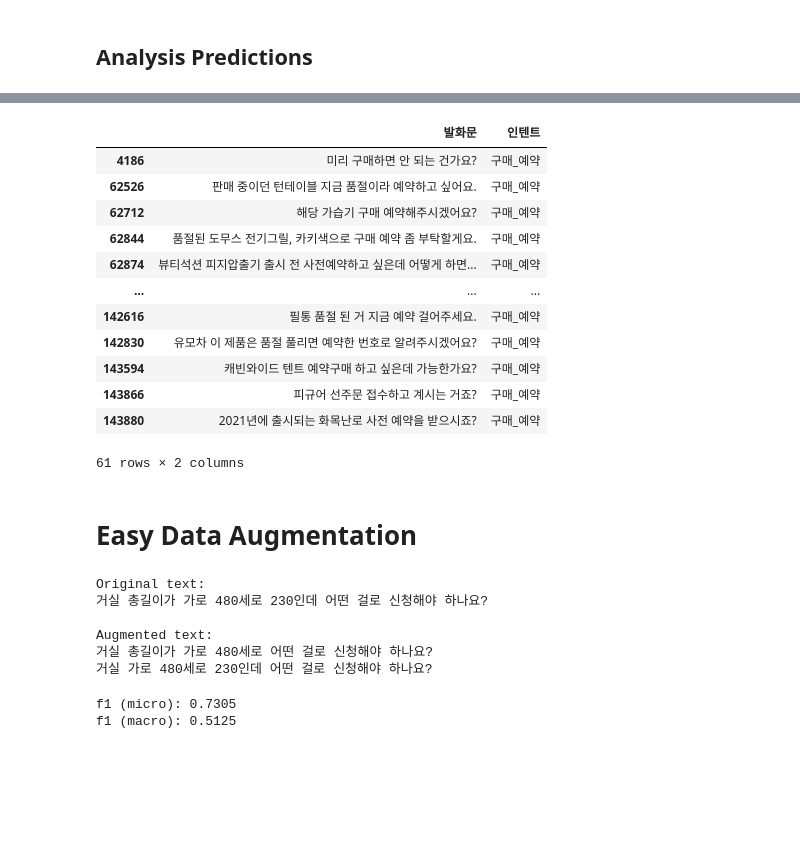
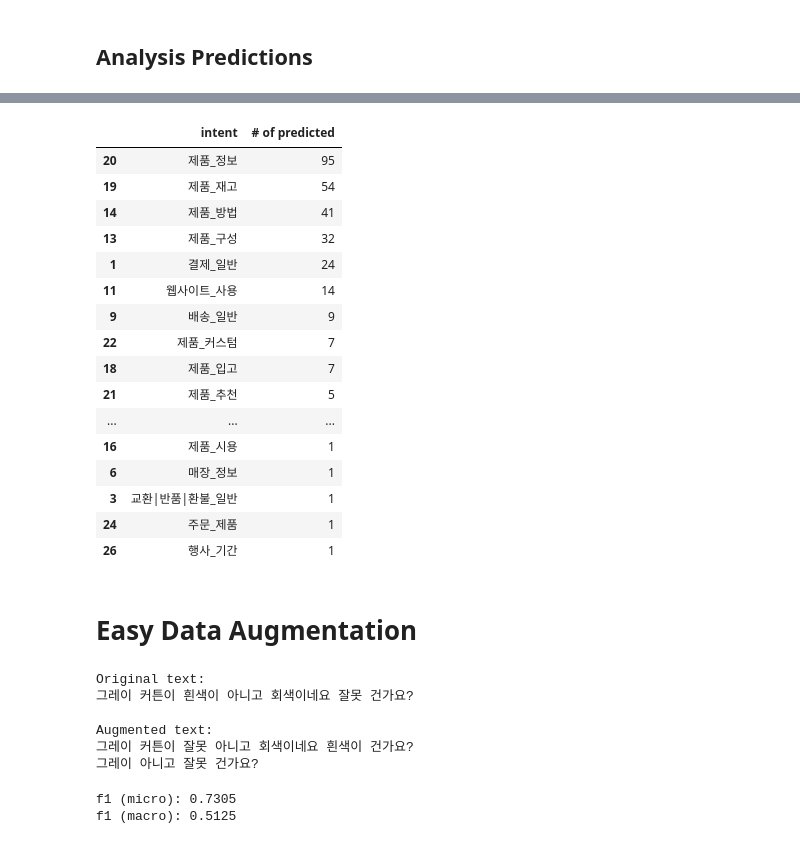
Before and after one commit to uoo723/BigStar-RnD-DA, a Jupyter notebook: notebooks/dev.ipynb, the cells around one changed output, grey strips where cells are left out. Drawn from its saved outputs; the diff is of its cells as text; code cells hidden in the pictures; blank space fills up the shorter version.

```diff
--- a/notebooks/dev.ipynb
+++ b/notebooks/dev.ipynb
@@ -183,14 +158,0 @@ Some weights of the model checkpoint at monologg/koelectra-base-v3-discriminator
-# %%
-device = torch.device("cuda")
-
-model.to(device)
-model.eval()
-predictions = []
-
-for batch_x, batch_y in tqdm(test_dataloader):
-    batch_x = {k: v.to(device) for k, v in batch_x.items()}
-    with torch.no_grad():
-        outputs = model(batch_x)
-    predictions.append(outputs.argmax(dim=-1).cpu())
-
-predictions = np.concatenate(predictions)
@@ -285,17 +230,0 @@ df2
-# %%
-df3 = test_dataset.df.iloc[np.where(gt == le.transform(["구매_예약"])[0])][["발화문", "인텐트"]]
-df3
-# %% [output]
-|  | 발화문 | 인텐트 |
-| 4186 | 미리 구매하면 안 되는 건가요? | 구매_예약 |
-| 62526 | 판매 중이던 턴테이블 지금 품절이라 예약하고 싶어요. | 구매_예약 |
-| 62712 | 해당 가습기 구매 예약해주시겠어요? | 구매_예약 |
-| 62844 | 품절된 도무스 전기그릴, 카키색으로 구매 예약 좀 부탁할게요. | 구매_예약 |
-| 62874 | 뷰티석션 피지압출기 출시 전 사전예약하고 싶은데 어떻게 하면... | 구매_예약 |
-| ... | ... | ... |
-| 142616 | 필통 품절 된 거 지금 예약 걸어주세요. | 구매_예약 |
-| 142830 | 유모차 이 제품은 품절 풀리면 예약한 번호로 알려주시겠어요? | 구매_예약 |
-| 143594 | 캐빈와이드 텐트 예약구매 하고 싶은데 가능한가요? | 구매_예약 |
-| 143866 | 피규어 선주문 접수하고 계시는 거죠? | 구매_예약 |
-| 143880 | 2021년에 출시되는 화목난로 사전 예약을 받으시죠? | 구매_예약 |
-61 rows × 2 columns
@@ -304 +231,29 @@ train_dataset = LotteQADataset(aug_filename="augmented.eda.v1.csv")
+# %%
+label_idx = le.transform(["제품_일반"])[0]
+predicted_label_idx = np.where(matrix[:, label_idx] != 0)[0]
+predicted_label_idx = predicted_label_idx[np.where(predicted_label_idx != label_idx)[0]]
+predicted = matrix[:, label_idx][predicted_label_idx]
+
+df = pd.DataFrame(
+    {"intent": le.classes_[predicted_label_idx], "# of predicted": predicted}
+)
+df.sort_values(by="# of predicted", ascending=False)
+# %% [output]
+|  | intent | # of predicted |
+| 20 | 제품_정보 | 95 |
+| 19 | 제품_재고 | 54 |
+| 14 | 제품_방법 | 41 |
+| 13 | 제품_구성 | 32 |
+| 1 | 결제_일반 | 24 |
+| 11 | 웹사이트_사용 | 14 |
+| 9 | 배송_일반 | 9 |
+| 22 | 제품_커스텀 | 7 |
+| 18 | 제품_입고 | 7 |
+| 21 | 제품_추천 | 5 |
+| ... | ... | ... |
+| 16 | 제품_시용 | 1 |
+| 6 | 매장_정보 | 1 |
+| 3 | 교환|반품|환불_일반 | 1 |
+| 24 | 주문_제품 | 1 |
+| 26 | 행사_기간 | 1 |
 # %%
@@ -316,7 +272,7 @@ df.to_excel("outputs/cnt.xlsx", index=False)
 # %%
 train_dataset = LotteQADataset()
 # %%
-eda = EDA(num_aug=3)
+eda = EDA(num_aug=3, p_sr=0, p_ri=0, p_rd=0.5, p_rs=0.5)
 original = train_dataset[2][0]
 augmented = eda(original)
 
@@ -327,9 +283,9 @@ print("Augmented text:")
 print("\n".join(augmented))
 # %% [output]
 Original text:
-거실 총길이가 가로 480세로 230인데 어떤 걸로 신청해야 하나요?
+그레이 커튼이 흰색이 아니고 회색이네요 잘못 건가요?
 
 Augmented text:
-거실 총길이가 가로 480세로 어떤 걸로 신청해야 하나요?
-거실 가로 480세로 230인데 어떤 걸로 신청해야 하나요?
+그레이 커튼이 잘못 아니고 회색이네요 흰색이 건가요?
+그레이 아니고 잘못 건가요?
 # %%
```
Also changed, not shown: parts of 15 cells of this notebook, 3 other files.
